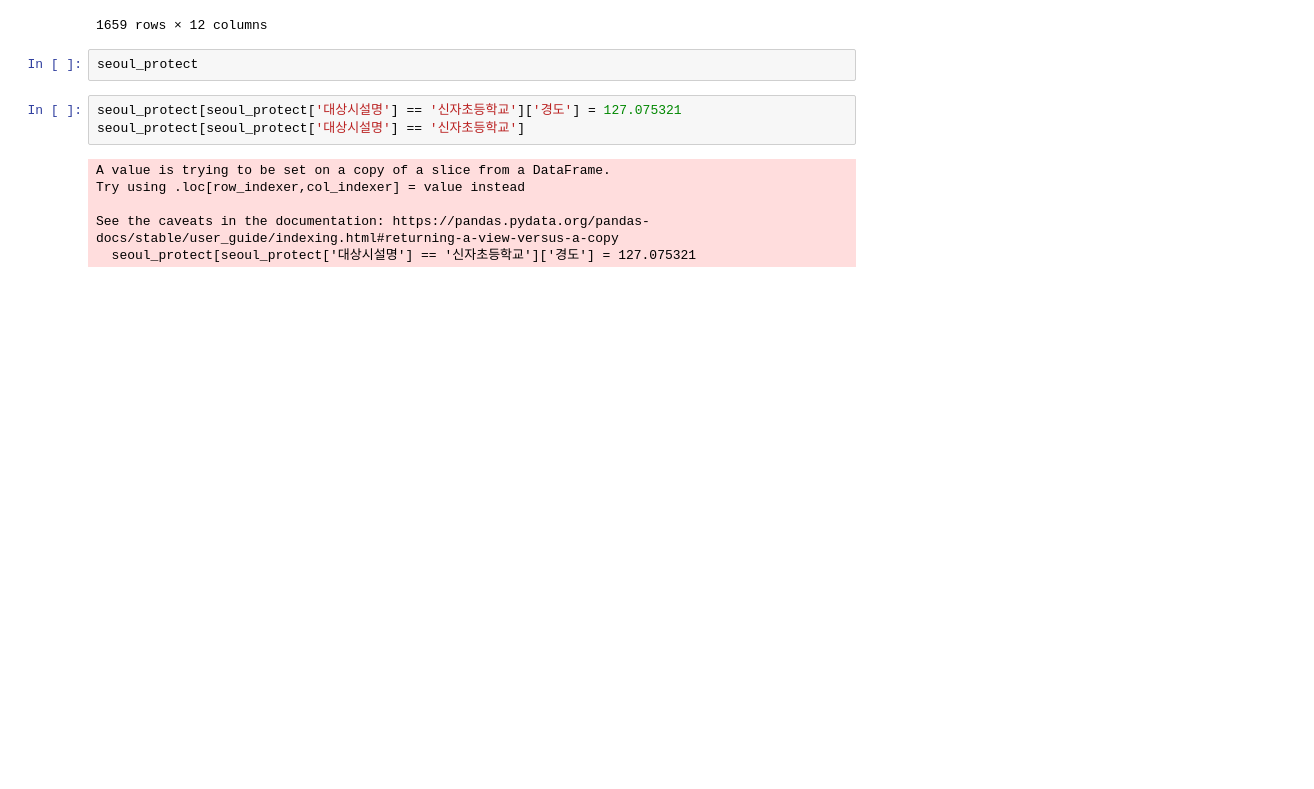
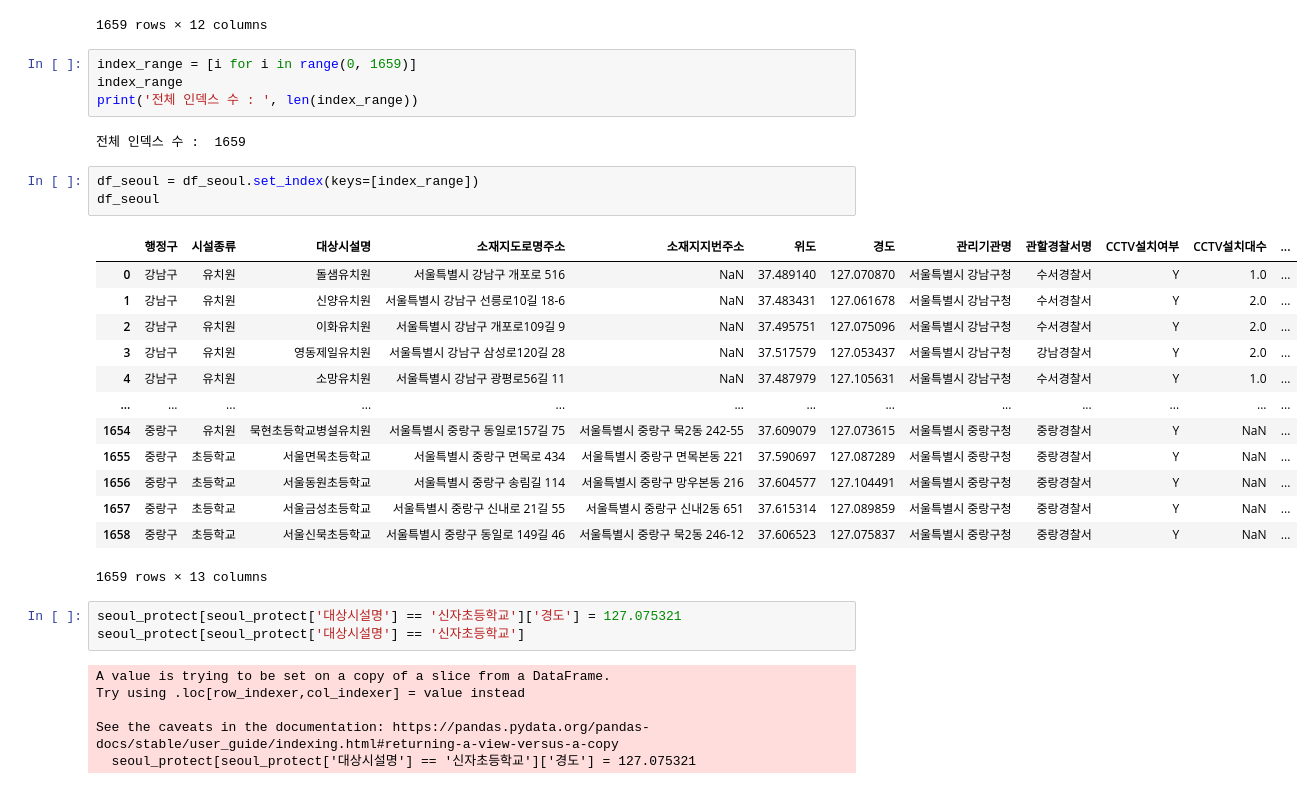
Before and after one commit to Sim-mi-gyeong/DataAnalysis, a Jupyter notebook: BigDataCampus/ChildernProtectRegion.ipynb, the cells around one changed output. Cells and saved outputs as stored; diff of their text form; blank space fills up the shorter version.

```diff
--- a/BigDataCampus/ChildernProtectRegion.ipynb
+++ b/BigDataCampus/ChildernProtectRegion.ipynb
@@ -437,8 +439,29 @@ seoul_protect
 | 40 | 초등학교 | 서울금성초등학교 | 서울특별시 중랑구 신내로 21길 55 | 서울특별시 중랑구 신내2동 651 | 37.615314 | 127.089859 | 서울특별시 중랑구청 | 중랑경찰서 | Y | NaN | NaN | ... |
 | 41 | 초등학교 | 서울신묵초등학교 | 서울특별시 중랑구 동일로 149길 46 | 서울특별시 중랑구 묵2동 246-12 | 37.606523 | 127.075837 | 서울특별시 중랑구청 | 중랑경찰서 | Y | NaN | NaN | ... |
 1659 rows × 12 columns
-# %%
-seoul_protect
+# %%
+index_range = [i for i in range(0, 1659)]
+index_range
+print('전체 인덱스 수 : ', len(index_range))
+# %% [output]
+전체 인덱스 수 :  1659
+# %%
+df_seoul = df_seoul.set_index(keys=[index_range])
+df_seoul
+# %% [output]
+|  | 행정구 | 시설종류 | 대상시설명 | 소재지도로명주소 | 소재지지번주소 | 위도 | 경도 | 관리기관명 | 관할경찰서명 | CCTV설치여부 | CCTV설치대수 | ... |
+| 0 | 강남구 | 유치원 | 돌샘유치원 | 서울특별시 강남구 개포로 516 | NaN | 37.489140 | 127.070870 | 서울특별시 강남구청 | 수서경찰서 | Y | 1.0 | ... |
+| 1 | 강남구 | 유치원 | 신양유치원 | 서울특별시 강남구 선릉로10길 18-6 | NaN | 37.483431 | 127.061678 | 서울특별시 강남구청 | 수서경찰서 | Y | 2.0 | ... |
+| 2 | 강남구 | 유치원 | 이화유치원 | 서울특별시 강남구 개포로109길 9 | NaN | 37.495751 | 127.075096 | 서울특별시 강남구청 | 수서경찰서 | Y | 2.0 | ... |
+| 3 | 강남구 | 유치원 | 영동제일유치원 | 서울특별시 강남구 삼성로120길 28 | NaN | 37.517579 | 127.053437 | 서울특별시 강남구청 | 강남경찰서 | Y | 2.0 | ... |
+| 4 | 강남구 | 유치원 | 소망유치원 | 서울특별시 강남구 광평로56길 11 | NaN | 37.487979 | 127.105631 | 서울특별시 강남구청 | 수서경찰서 | Y | 1.0 | ... |
+| ... | ... | ... | ... | ... | ... | ... | ... | ... | ... | ... | ... | ... |
+| 1654 | 중랑구 | 유치원 | 묵현초등학교병설유치원 | 서울특별시 중랑구 동일로157길 75 | 서울특별시 중랑구 묵2동 242-55 | 37.609079 | 127.073615 | 서울특별시 중랑구청 | 중랑경찰서 | Y | NaN | ... |
+| 1655 | 중랑구 | 초등학교 | 서울면목초등학교 | 서울특별시 중랑구 면목로 434 | 서울특별시 중랑구 면목본동 221 | 37.590697 | 127.087289 | 서울특별시 중랑구청 | 중랑경찰서 | Y | NaN | ... |
+| 1656 | 중랑구 | 초등학교 | 서울동원초등학교 | 서울특별시 중랑구 송림길 114 | 서울특별시 중랑구 망우본동 216 | 37.604577 | 127.104491 | 서울특별시 중랑구청 | 중랑경찰서 | Y | NaN | ... |
+| 1657 | 중랑구 | 초등학교 | 서울금성초등학교 | 서울특별시 중랑구 신내로 21길 55 | 서울특별시 중랑구 신내2동 651 | 37.615314 | 127.089859 | 서울특별시 중랑구청 | 중랑경찰서 | Y | NaN | ... |
+| 1658 | 중랑구 | 초등학교 | 서울신묵초등학교 | 서울특별시 중랑구 동일로 149길 46 | 서울특별시 중랑구 묵2동 246-12 | 37.606523 | 127.075837 | 서울특별시 중랑구청 | 중랑경찰서 | Y | NaN | ... |
+1659 rows × 13 columns
 # %%
 seoul_protect[seoul_protect['대상시설명'] == '신자초등학교']['경도'] = 127.075321
 seoul_protect[seoul_protect['대상시설명'] == '신자초등학교']
```
Also changed, not shown: parts of 5 cells of this notebook.
